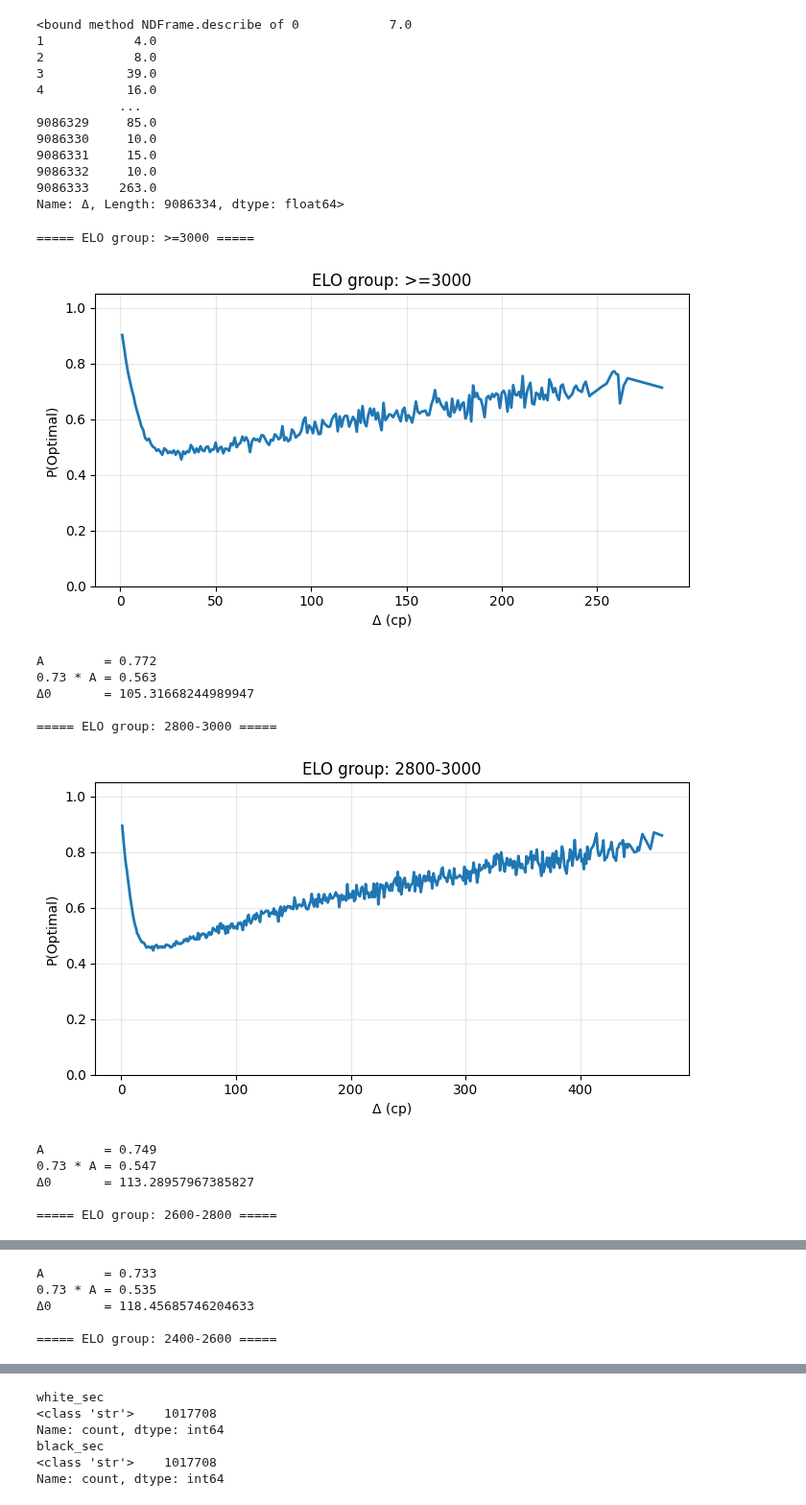
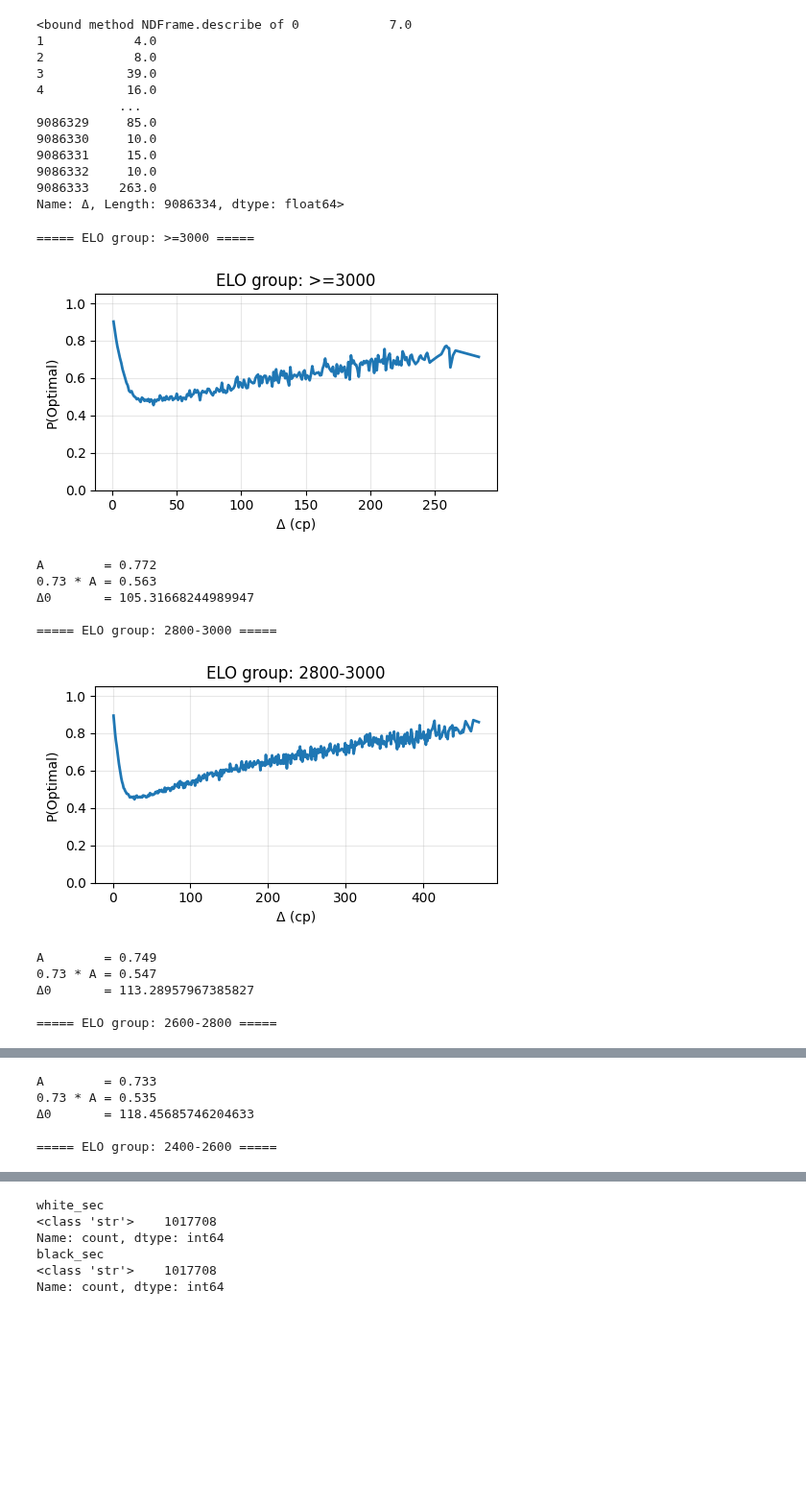
Before and after one commit to zZimablueee/Chess, a Jupyter notebook: complexity/delta_0/delta1.ipynb, the cells around one changed output, grey strips where cells are left out. Shown at 96% size. Saved outputs shown, nothing was run; the diff lists cells and outputs as text; code cells hidden in the pictures; blank space fills up the shorter version.

```diff
--- a/complexity/delta_0/delta1.ipynb
+++ b/complexity/delta_0/delta1.ipynb
@@ -506,7 +497,7 @@ def empirical_curve(df, group_name, delta_max=500, min_count=100, show_plot=True
     )
 
     if show_plot:
-        plt.figure(figsize=(7,4))
+        plt.figure(figsize=(5,3))
         plt.plot(prob_df['Δ'], prob_df['P_Optimal'], lw=2)
         plt.title(f'ELO group: {group_name}')
         plt.xlabel('Δ (cp)')
@@ -581,41 +572,41 @@ for g in group_order:
     print(f'0.73 * A = {A_073:.3f}')
     print(f'Δ0       = {delta0}')
 
     all_prob_curves[g] = prob_df
     results[g] = {
         'A': A,
         'A_073': A_073,
         'delta0': delta0
     }
 
 def plot_all_groups(all_prob_curves):
-    plt.figure(figsize=(10,6))
+    plt.figure(figsize=(7,5))
 
     for g in group_order:
         if g not in all_prob_curves:
             continue
         df = all_prob_curves[g]
         plt.plot(df['Δ'], df['P_Optimal'], lw=2, label=g)
 
     plt.xlabel('Δ (cp)')
     plt.ylabel('P(Optimal)')
     plt.ylim(0, 1.05)
     plt.grid(alpha=0.3)
     plt.legend()
     plt.tight_layout()
     plt.show()
 
 
 plot_all_groups(all_prob_curves)
 # %% [output]
 ===== ELO group: >=3000 =====
-[figure, old version]
+[figure, new version]
 A        = 0.772
 0.73 * A = 0.563
 Δ0       = 105.31668244989947
 
 ===== ELO group: 2800-3000 =====
-[figure, old version]
+[figure, new version]
 A        = 0.749
 0.73 * A = 0.547
 Δ0       = 113.28957967385827
```
Also changed, not shown: parts of 24 cells of this notebook, 2 other files.
